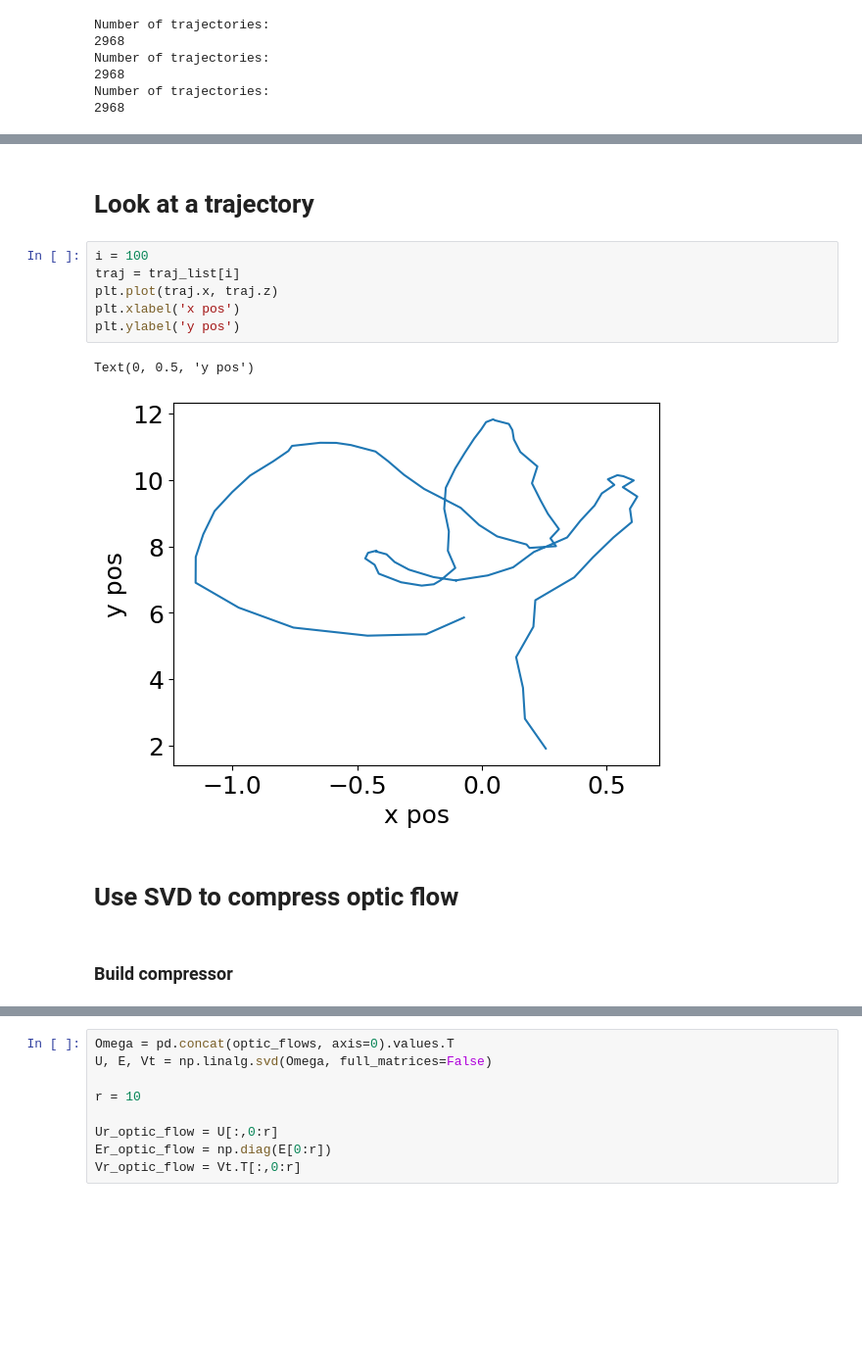
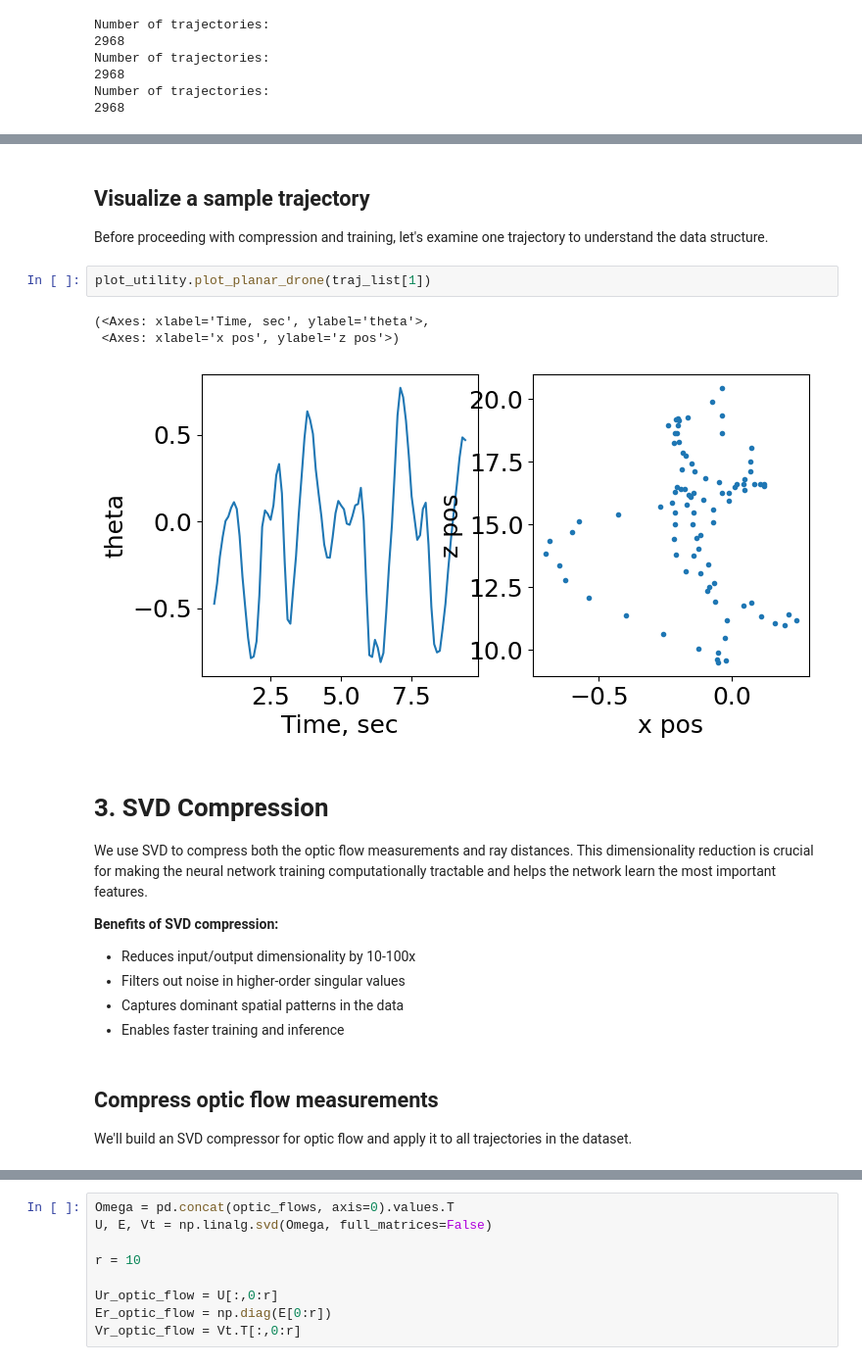
Before and after one commit to florisvb/Nonlinear_and_Data_Driven_Estimation, a Jupyter notebook: Lesson_18_reduced_order_ANN_estimator/A_planar_drone_ray_distance_ANN_with_ROM.ipynb, the cells around one changed output, grey strips where cells are left out. Shown at 98% size. Cells and saved outputs as stored; diff of their text form; blank space fills up the shorter version.

```diff
--- a/Lesson_18_reduced_order_ANN_estimator/A_planar_drone_ray_distance_ANN_with_ROM.ipynb
+++ b/Lesson_18_reduced_order_ANN_estimator/A_planar_drone_ray_distance_ANN_with_ROM.ipynb
@@ -133,15 +114,24 @@ traj_list = add_noise_to_trajectory_data(traj_list, noise_std)
-# %% [markdown]
-# Look at a trajectory
-# %%
-i = 100
-traj = traj_list[i]
-plt.plot(traj.x, traj.z)
-plt.xlabel('x pos')
-plt.ylabel('y pos')
-# %% [output]
-Text(0, 0.5, 'y pos')
-[figure, removed]
-# %% [markdown]
-# Use SVD to compress optic flow
-# %% [markdown]
-### Build compressor
+# %% [markdown]
+## Visualize a sample trajectory
+
+Before proceeding with compression and training, let's examine one trajectory to understand the data structure.
+# %%
+plot_utility.plot_planar_drone(traj_list[1])
+# %% [output]
+(<Axes: xlabel='Time, sec', ylabel='theta'>,
+ <Axes: xlabel='x pos', ylabel='z pos'>)
+[figure, added]
+# %% [markdown]
+# 3.&nbsp;SVD Compression
+
+We use SVD to compress both the optic flow measurements and ray distances. This dimensionality reduction is crucial for making the neural network training computationally tractable and helps the network learn the most important features.
+
+**Benefits of SVD compression:**
+- Reduces input/output dimensionality by 10-100x
+- Filters out noise in higher-order singular values
+- Captures dominant spatial patterns in the data
+- Enables faster training and inference
+# %% [markdown]
+## Compress optic flow measurements
+
+We'll build an SVD compressor for optic flow and apply it to all trajectories in the dataset.
```
Also changed, not shown: parts of 79 cells of this notebook.
